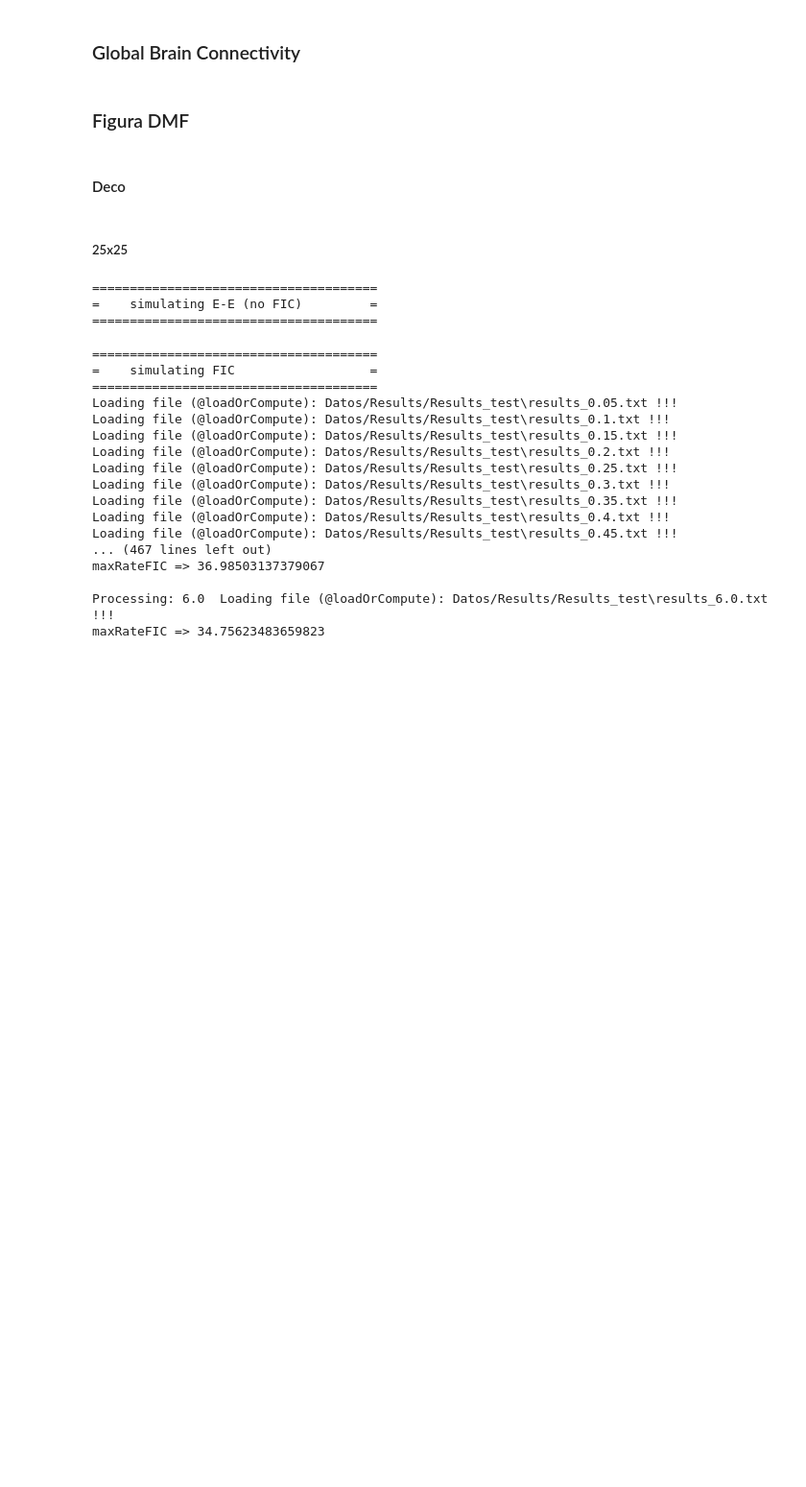
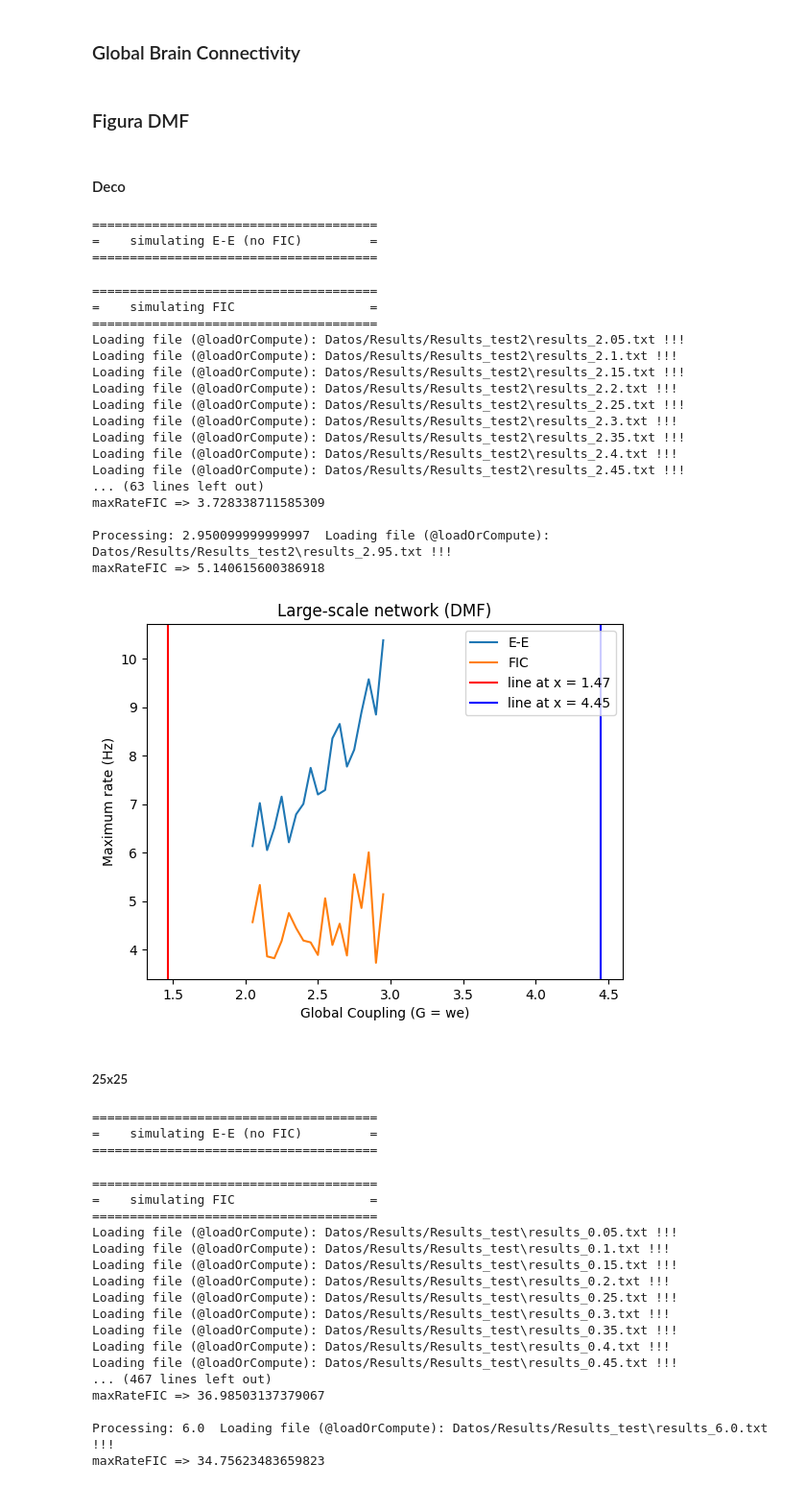
Before and after one commit to FaragoFa/Neuronas, a Jupyter notebook: Proyecto.ipynb, the cells around one changed output. Shown at 96% size. Cells and saved outputs as stored; diff of their text form; code cells hidden in the pictures; blank space fills up the shorter version.

```diff
--- a/Proyecto.ipynb
+++ b/Proyecto.ipynb
@@ -13,16 +13,10 @@ import WholeBrain.Observables.FC as FC
 import WholeBrain.Observables.swFCD as swFCD
 import WholeBrain.Observables.phFCD as phFCD
 import WholeBrain.Observables.GBC as GBC
-import Tests.DecoEtAl2014.fig2 as fig_Deco
+import Herzog as fig_Deco
 import Tests.DecoEtAl2014.fig2_optim as fig_Deco_optim
 import Tests.HerzogEtAl2022.fig2 as fig_Herzog
-import WholeBrain.Integrators.EulerMaruyama as EulerMaruyama
 import os
-
-fig_Deco.BalanceFIC.integrator = EulerMaruyama
-fig_Deco_optim.BalanceFIC.integrator = EulerMaruyama
-fig_Herzog.Herzog2022Mechanism.integrator= EulerMaruyama
-fig_Deco.integrator.recompileSignatures()
 
 # Cambio constante de la libreria para que no descarte datos
 phFCD.discardOffset = 0
@@ -249,9 +245,31 @@ plt.show()
 # %%
 # Carpeta destino
 
 folder_path = 'Datos/Results/Results_test2'
 
-fig_Deco.plotMaxFrecForAllWe(matriz_conectividad_promedio, fileName=os.path.join(folder_path, 'results_{}.txt'))
+fig_Deco_optim.plotMaxFrecForAllWe(matriz_conectividad_promedio, fileName=os.path.join(folder_path, 'results_{}.txt'), wStart=2+0.0001, wEnd=3, num_processes=6)
+# %% [output]
+======================================
+=    simulating E-E (no FIC)         =
+======================================
+======================================
+=    simulating FIC                  =
+======================================
+Loading file (@loadOrCompute): Datos/Results/Results_test2\results_2.05.txt !!!
+Loading file (@loadOrCompute): Datos/Results/Results_test2\results_2.1.txt !!!
+Loading file (@loadOrCompute): Datos/Results/Results_test2\results_2.15.txt !!!
+Loading file (@loadOrCompute): Datos/Results/Results_test2\results_2.2.txt !!!
+Loading file (@loadOrCompute): Datos/Results/Results_test2\results_2.25.txt !!!
+Loading file (@loadOrCompute): Datos/Results/Results_test2\results_2.3.txt !!!
+Loading file (@loadOrCompute): Datos/Results/Results_test2\results_2.35.txt !!!
+Loading file (@loadOrCompute): Datos/Results/Results_test2\results_2.4.txt !!!
+Loading file (@loadOrCompute): Datos/Results/Results_test2\results_2.45.txt !!!
+... (63 lines left out)
+maxRateFIC => 3.728338711585309
+
+Processing: 2.950099999999997  Loading file (@loadOrCompute): Datos/Results/Results_test2\results_2.95.txt !!!
+maxRateFIC => 5.140615600386918
+[figure, added]
 # %% [markdown]
 ##### 25x25
 # %%
```
Also changed, not shown: parts of 3 cells of this notebook, 1 other file.
